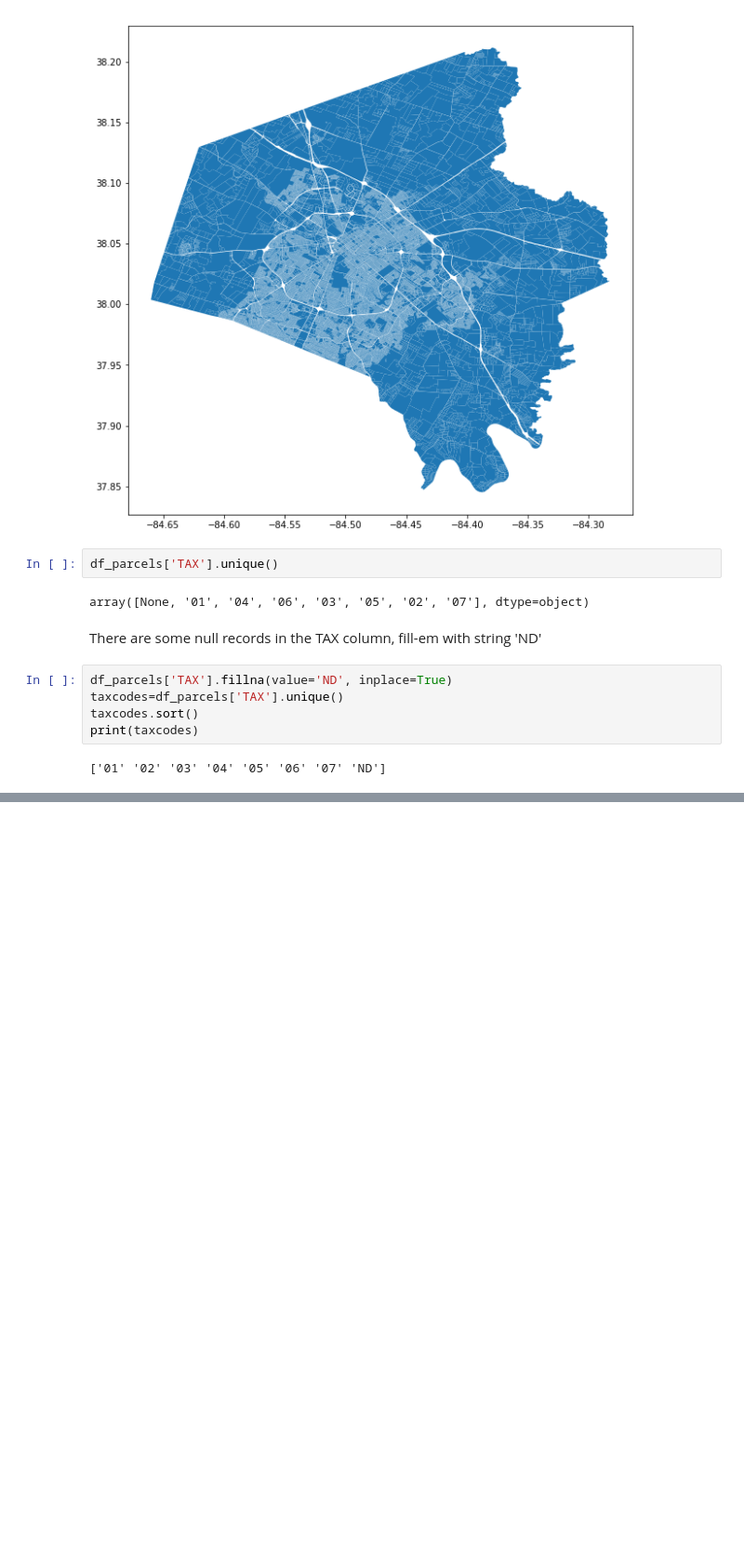
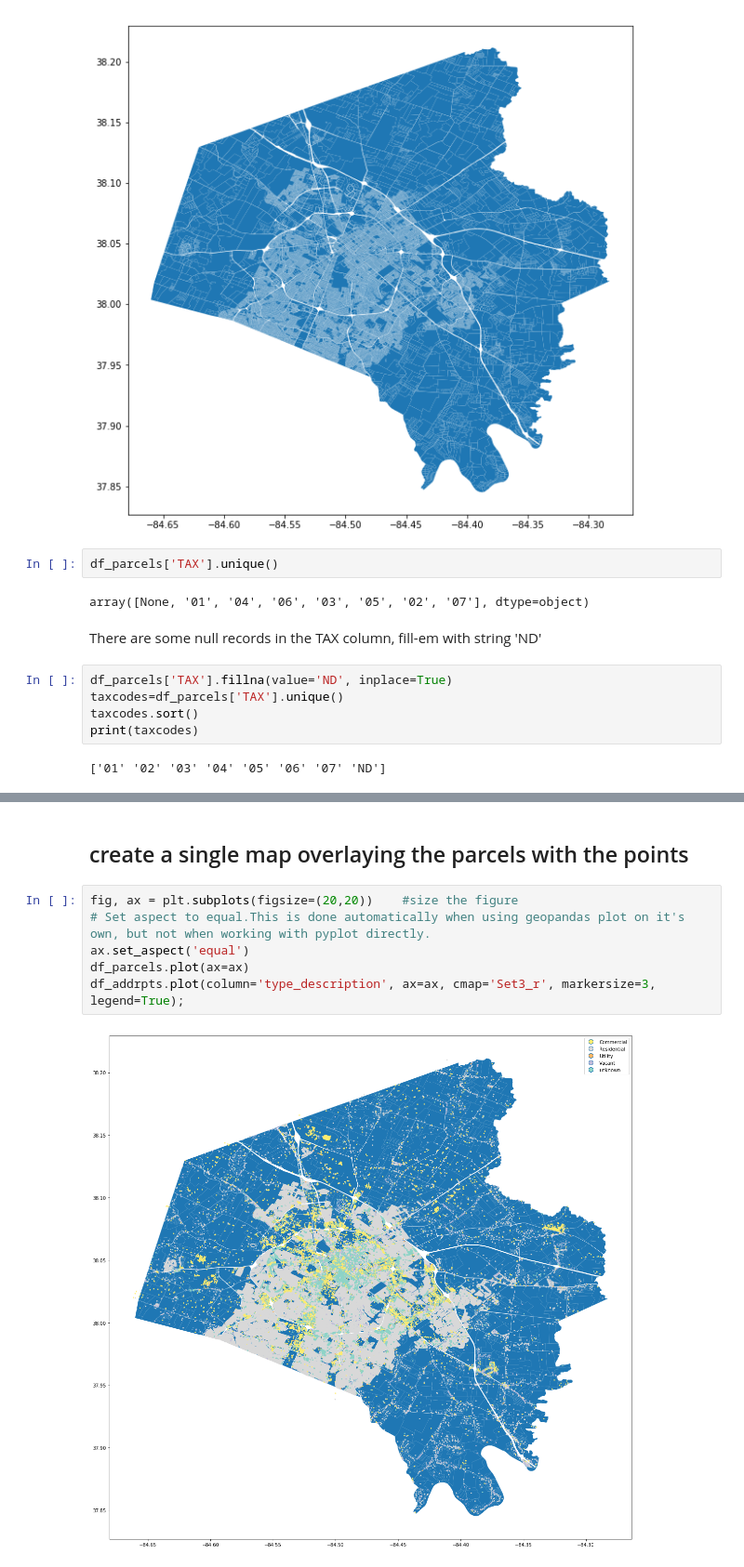
Before and after one commit to MarkCruse/python-jupyter-notebooks, a Jupyter notebook: Understanding_GeoPandas.ipynb, the cells around one changed output, grey strips where cells are left out. Shown at 93% size. Drawn from its saved outputs; the diff is of its cells as text; blank space fills up the shorter version.

```diff
--- a/Understanding_GeoPandas.ipynb
+++ b/Understanding_GeoPandas.ipynb
@@ -76,0 +179,10 @@ plt.savefig('images/LEX-parcels-tax-code.svg', format='svg');
+# %% [markdown]
+## create a single map overlaying the parcels with the points
+# %%
+fig, ax = plt.subplots(figsize=(20,20))    #size the figure
+# Set aspect to equal.This is done automatically when using geopandas plot on it's own, but not when working with pyplot directly.
+ax.set_aspect('equal')
+df_parcels.plot(ax=ax)
+df_addrpts.plot(column='type_description', ax=ax, cmap='Set3_r', markersize=3, legend=True);
+# %% [output]
+[figure, added]
```
Also changed, not shown: parts of 19 cells of this notebook, 2 other files.
